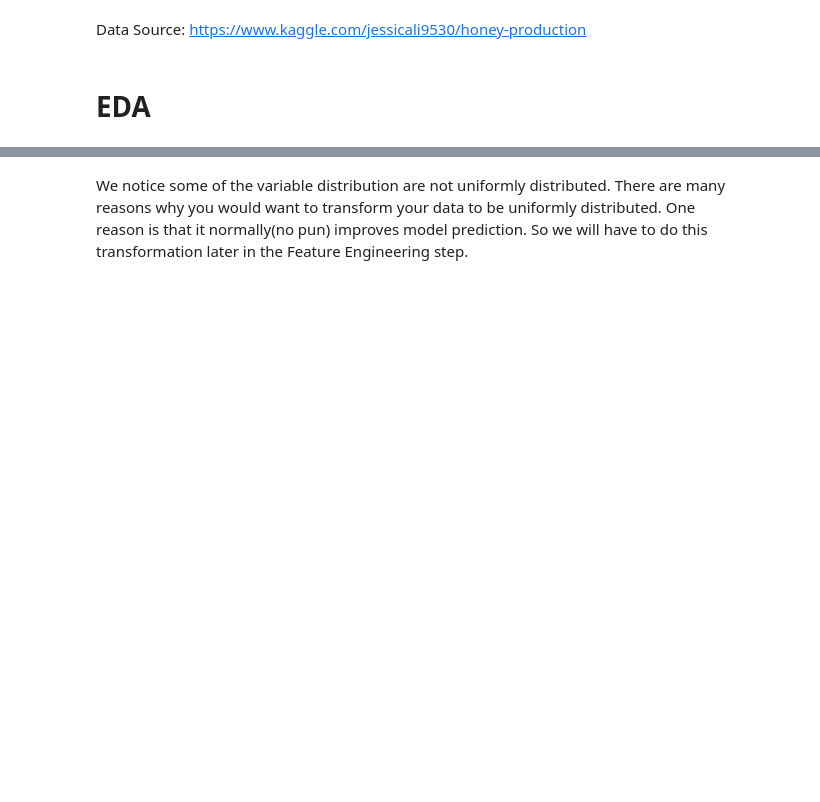
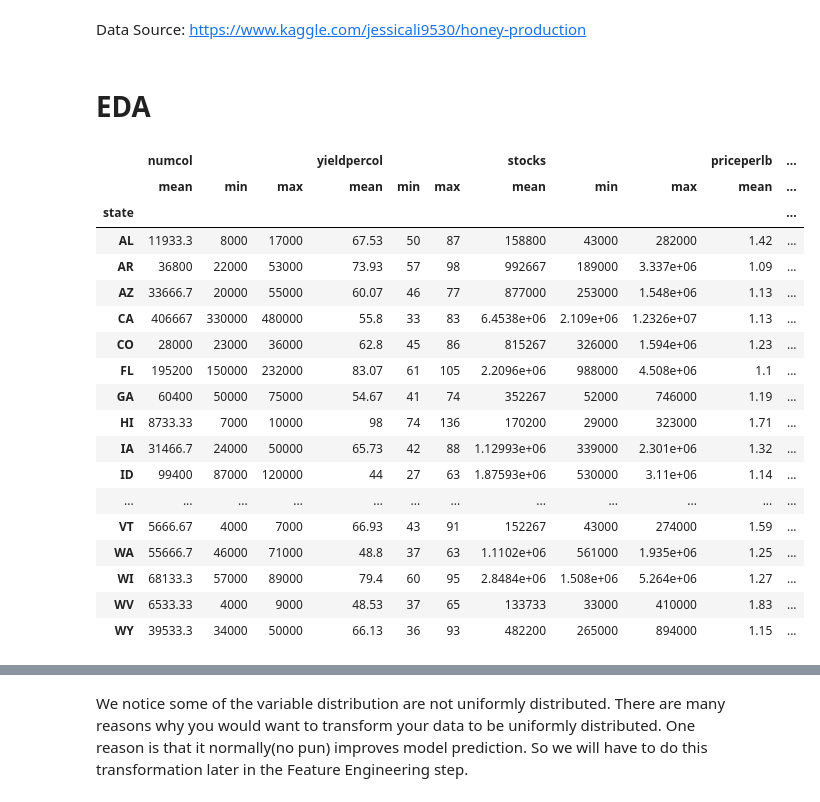
Before and after one commit to nonoumasy/honey-bee-production-1998-2012, a Jupyter notebook: Honey_Bee_Production_19989_2012.ipynb, the cells around one changed output, grey strips where cells are left out. Cells and saved outputs as stored; diff of their text form; code cells hidden in the pictures; blank space fills up the shorter version.

```diff
--- a/Honey_Bee_Production_19989_2012.ipynb
+++ b/Honey_Bee_Production_19989_2012.ipynb
@@ -79,5 +91,29 @@ Data Source:
 https://www.kaggle.com/jessicali9530/honey-production
 # %% [markdown]
 # EDA
+# %%
+#some statistics by state
+honey_df.groupby('state')['numcol', 'yieldpercol', 'stocks', 'priceperlb', 'prodvalue'].agg(['mean', 'min', 'max']).round(2).style.highlight_max(color='yellow').highlight_min(color='red')
+  #.style.background_gradient(cmap='viridis')
+# %% [output]
+|  | numcol |  |  | yieldpercol |  |  | stocks |  |  | priceperlb | ... |
+|  | mean | min | max | mean | min | max | mean | min | max | mean | ... |
+| state |  |  |  |  |  |  |  |  |  |  | ... |
+| AL | 11933.3 | 8000 | 17000 | 67.53 | 50 | 87 | 158800 | 43000 | 282000 | 1.42 | ... |
+| AR | 36800 | 22000 | 53000 | 73.93 | 57 | 98 | 992667 | 189000 | 3.337e+06 | 1.09 | ... |
+| AZ | 33666.7 | 20000 | 55000 | 60.07 | 46 | 77 | 877000 | 253000 | 1.548e+06 | 1.13 | ... |
+| CA | 406667 | 330000 | 480000 | 55.8 | 33 | 83 | 6.4538e+06 | 2.109e+06 | 1.2326e+07 | 1.13 | ... |
+| CO | 28000 | 23000 | 36000 | 62.8 | 45 | 86 | 815267 | 326000 | 1.594e+06 | 1.23 | ... |
+| FL | 195200 | 150000 | 232000 | 83.07 | 61 | 105 | 2.2096e+06 | 988000 | 4.508e+06 | 1.1 | ... |
+| GA | 60400 | 50000 | 75000 | 54.67 | 41 | 74 | 352267 | 52000 | 746000 | 1.19 | ... |
+| HI | 8733.33 | 7000 | 10000 | 98 | 74 | 136 | 170200 | 29000 | 323000 | 1.71 | ... |
+| IA | 31466.7 | 24000 | 50000 | 65.73 | 42 | 88 | 1.12993e+06 | 339000 | 2.301e+06 | 1.32 | ... |
+| ID | 99400 | 87000 | 120000 | 44 | 27 | 63 | 1.87593e+06 | 530000 | 3.11e+06 | 1.14 | ... |
+| ... | ... | ... | ... | ... | ... | ... | ... | ... | ... | ... | ... |
+| VT | 5666.67 | 4000 | 7000 | 66.93 | 43 | 91 | 152267 | 43000 | 274000 | 1.59 | ... |
+| WA | 55666.7 | 46000 | 71000 | 48.8 | 37 | 63 | 1.1102e+06 | 561000 | 1.935e+06 | 1.25 | ... |
+| WI | 68133.3 | 57000 | 89000 | 79.4 | 60 | 95 | 2.8484e+06 | 1.508e+06 | 5.264e+06 | 1.27 | ... |
+| WV | 6533.33 | 4000 | 9000 | 48.53 | 37 | 65 | 133733 | 33000 | 410000 | 1.83 | ... |
+| WY | 39533.3 | 34000 | 50000 | 66.13 | 36 | 93 | 482200 | 265000 | 894000 | 1.15 | ... |
 # %%
 #distribution of variables
```
Also changed, not shown: parts of 11 cells of this notebook.
